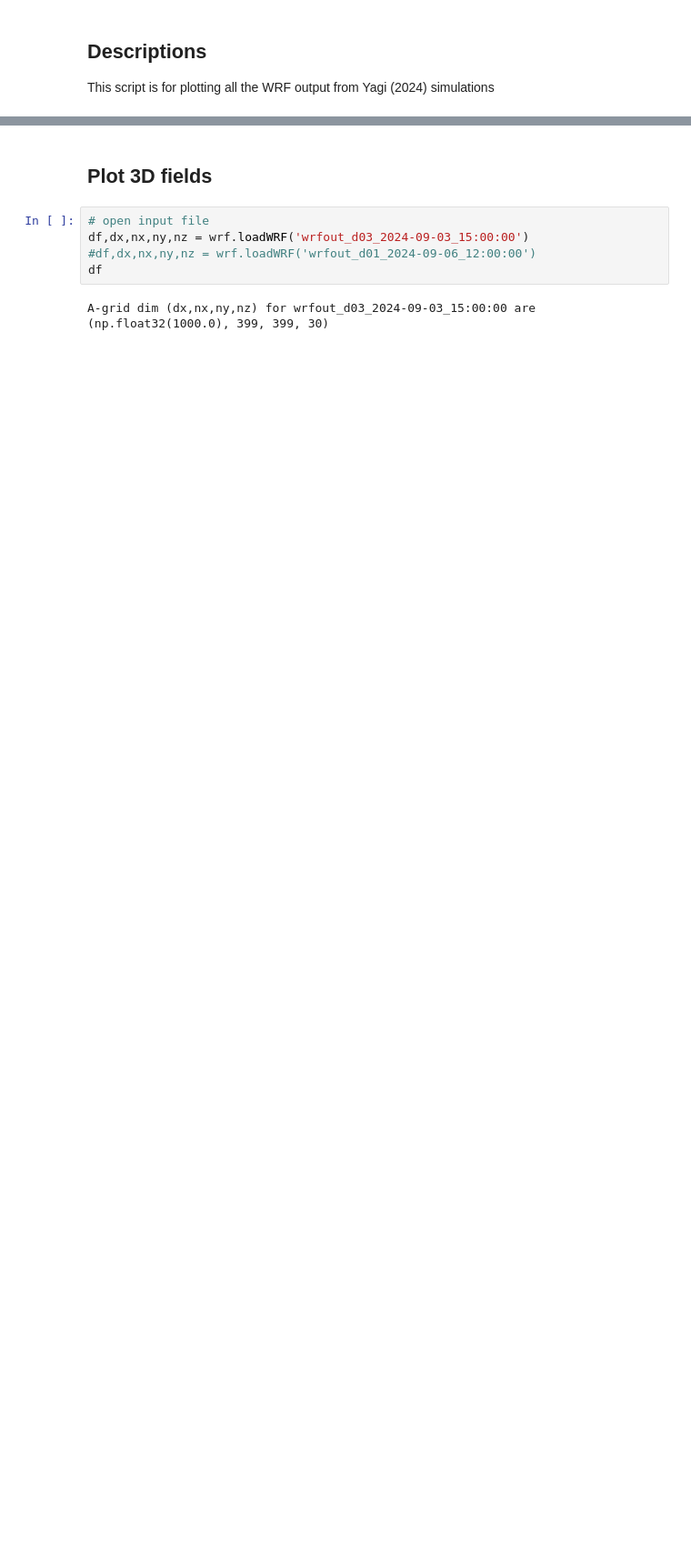
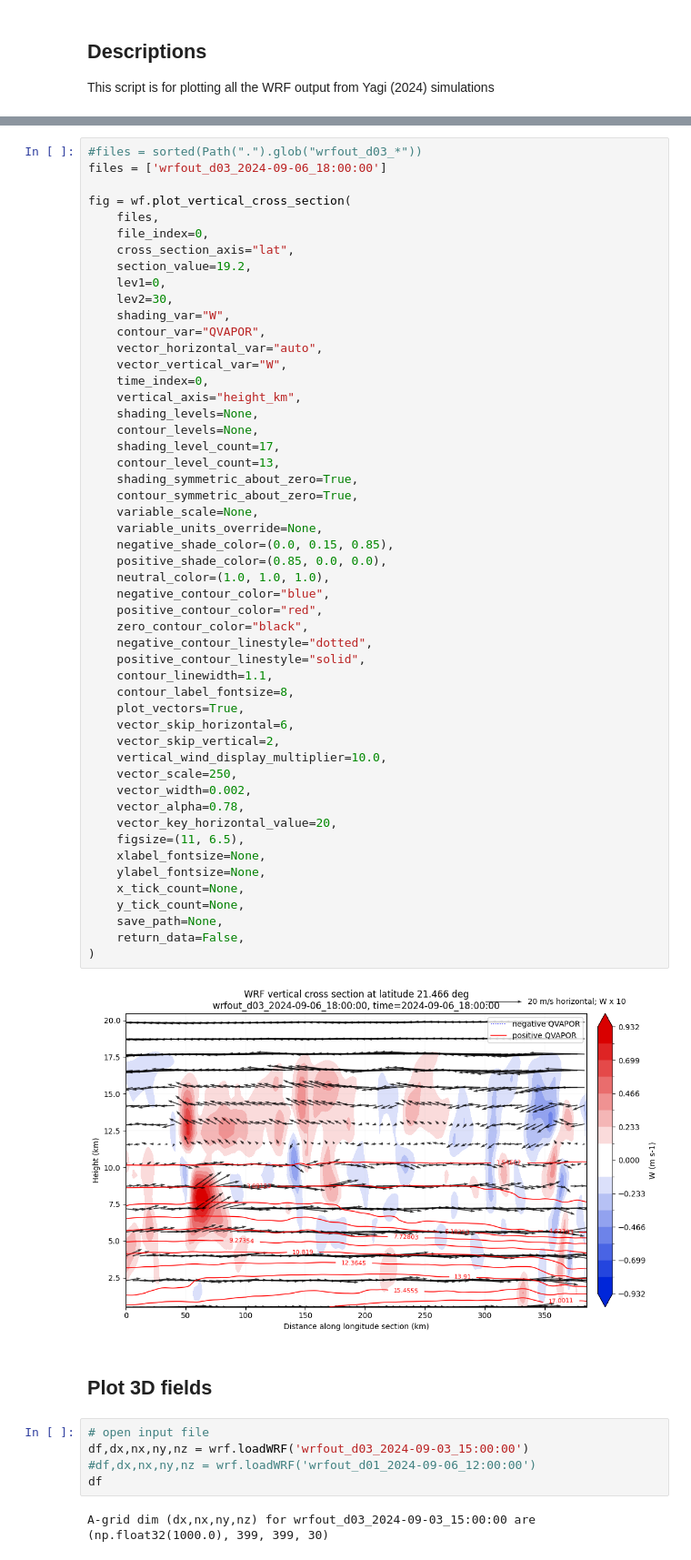
Before and after one commit to kieucq/diagnosePy, a Jupyter notebook: plotWRF_Yagi.ipynb, the cells around one changed output, grey strips where cells are left out. Shown at 91% size. Saved outputs shown, nothing was run; the diff lists cells and outputs as text; blank space fills up the shorter version.

```diff
--- a/plotWRF_Yagi.ipynb
+++ b/plotWRF_Yagi.ipynb
@@ -8,3 +126,56 @@ import importlib
+# %%
+#files = sorted(Path(".").glob("wrfout_d03_*"))
+files = ['wrfout_d03_2024-09-06_18:00:00']
+
+fig = wf.plot_vertical_cross_section(
+    files,
+    file_index=0,
+    cross_section_axis="lat",
+    section_value=19.2,
+    lev1=0,
+    lev2=30,
+    shading_var="W",
+    contour_var="QVAPOR",
+    vector_horizontal_var="auto",
+    vector_vertical_var="W",
+    time_index=0,
+    vertical_axis="height_km",
+    shading_levels=None,
+    contour_levels=None,
+    shading_level_count=17,
+    contour_level_count=13,
+    shading_symmetric_about_zero=True,
+    contour_symmetric_about_zero=True,
+    variable_scale=None,
+    variable_units_override=None,
+    negative_shade_color=(0.0, 0.15, 0.85),
+    positive_shade_color=(0.85, 0.0, 0.0),
+    neutral_color=(1.0, 1.0, 1.0),
+    negative_contour_color="blue",
+    positive_contour_color="red",
+    zero_contour_color="black",
+    negative_contour_linestyle="dotted",
+    positive_contour_linestyle="solid",
+    contour_linewidth=1.1,
+    contour_label_fontsize=8,
+    plot_vectors=True,
+    vector_skip_horizontal=6,
+    vector_skip_vertical=2,
+    vertical_wind_display_multiplier=10.0,
+    vector_scale=250,
+    vector_width=0.002,
+    vector_alpha=0.78,
+    vector_key_horizontal_value=20,
+    figsize=(11, 6.5),
+    xlabel_fontsize=None,
+    ylabel_fontsize=None,
+    x_tick_count=None,
+    y_tick_count=None,
+    save_path=None,
+    return_data=False,
+)
+# %% [output]
+[figure, added]
 # %% [markdown]
 ## Plot 3D fields
 # %%
```
Also changed, not shown: parts of 3 cells of this notebook, 4 other files.
